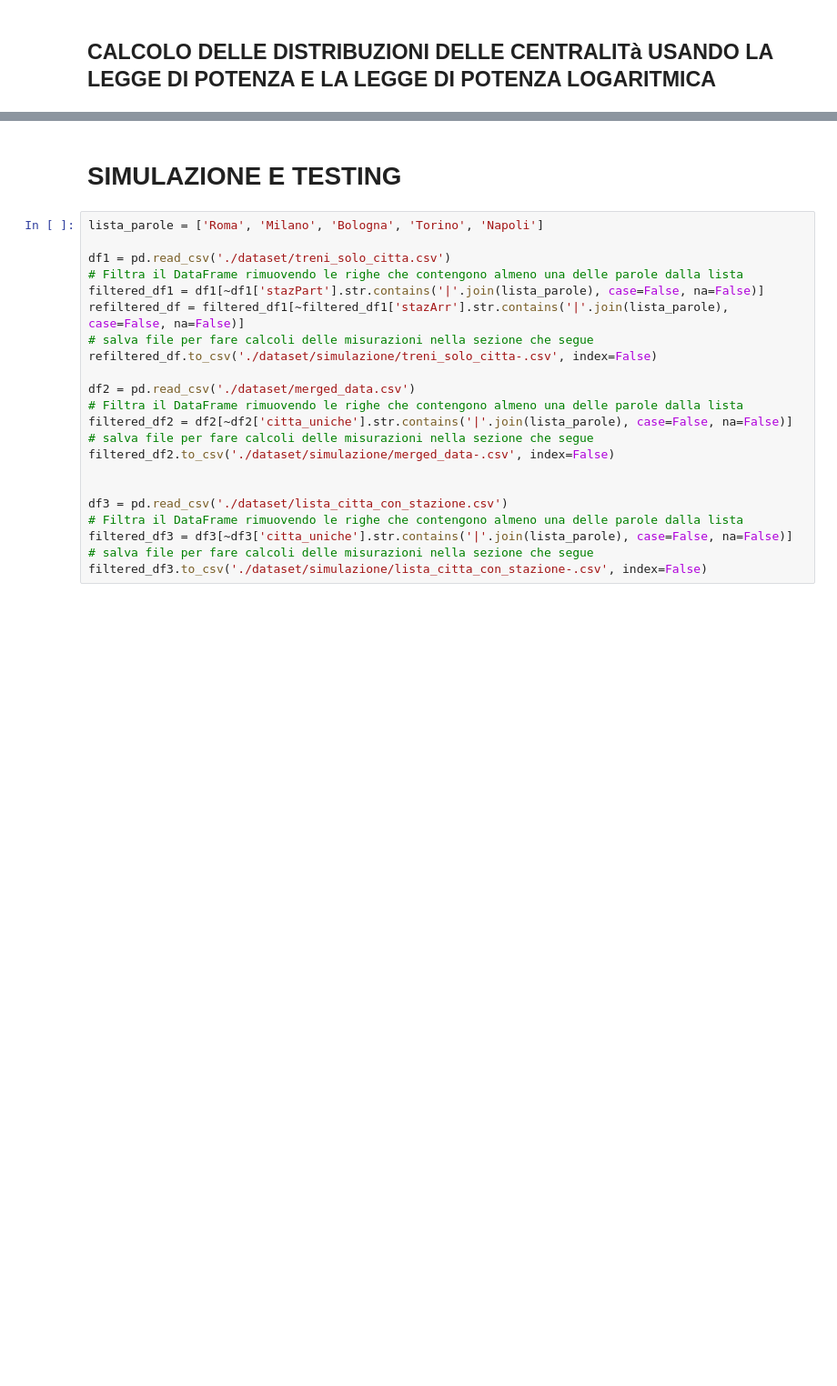
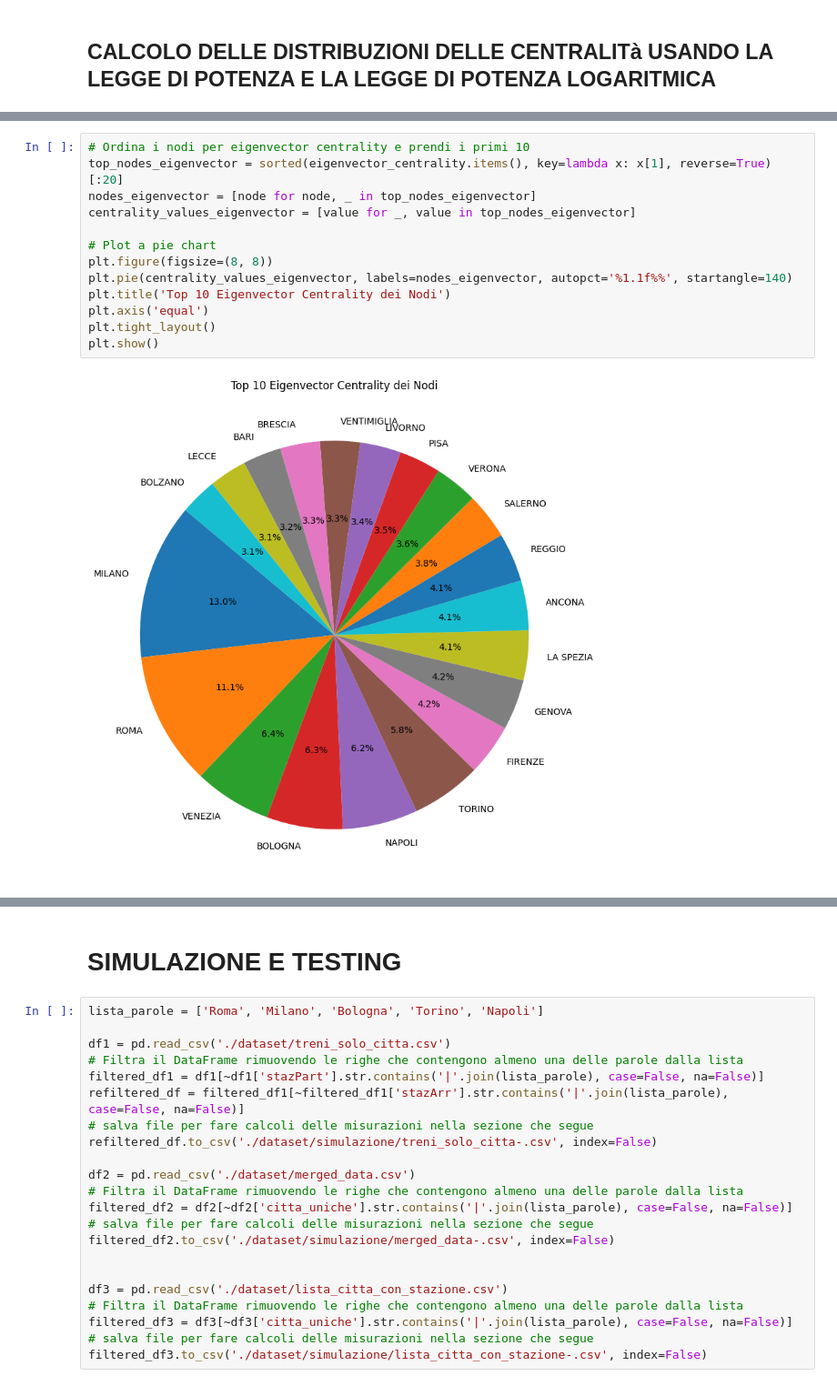
Before and after one commit to riccardospini98/sna, a Jupyter notebook: progetto/analysis.ipynb, the cells around one changed output, grey strips where cells are left out. Shown at 91% size. Saved outputs shown, nothing was run; the diff lists cells and outputs as text; blank space fills up the shorter version.

```diff
--- a/progetto/analysis.ipynb
+++ b/progetto/analysis.ipynb
@@ -340,0 +357,15 @@ plt.show()
+# %%
+# Ordina i nodi per eigenvector centrality e prendi i primi 10
+top_nodes_eigenvector = sorted(eigenvector_centrality.items(), key=lambda x: x[1], reverse=True)[:20]
+nodes_eigenvector = [node for node, _ in top_nodes_eigenvector]
+centrality_values_eigenvector = [value for _, value in top_nodes_eigenvector]
+
+# Plot a pie chart
+plt.figure(figsize=(8, 8))
+plt.pie(centrality_values_eigenvector, labels=nodes_eigenvector, autopct='%1.1f%%', startangle=140)
+plt.title('Top 10 Eigenvector Centrality dei Nodi')
+plt.axis('equal')
+plt.tight_layout()
+plt.show()
+# %% [output]
+[figure, added]
```
Also changed, not shown: parts of 7 cells of this notebook.
